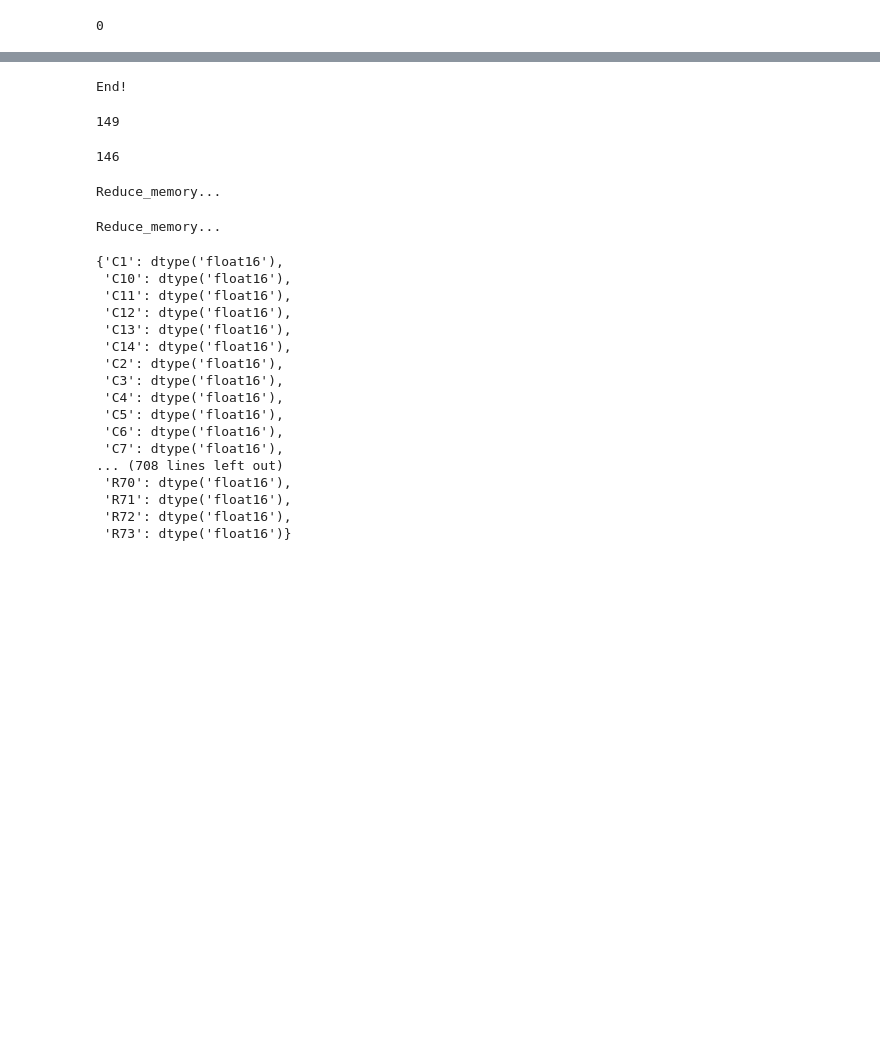
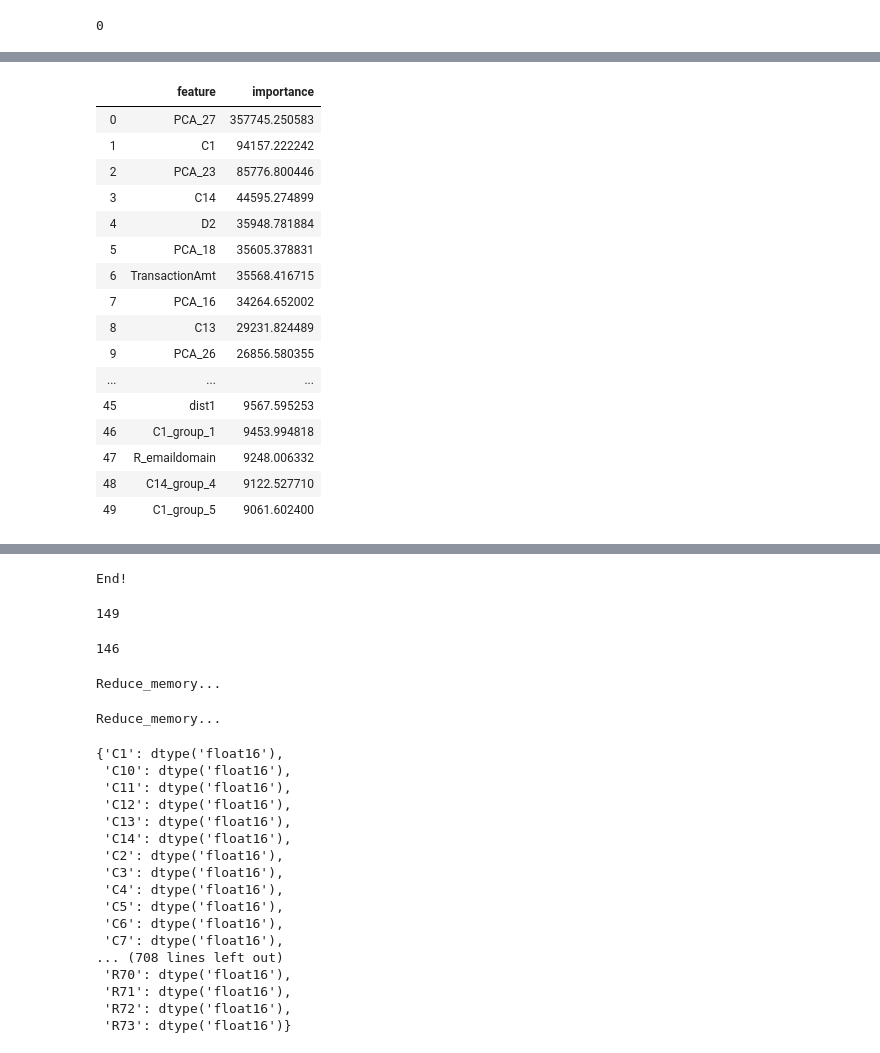
Before and after one commit to rodgomrod/kaggle_ieee_fraud, a Jupyter notebook: feature_engineering.ipynb, the cells around one changed output, grey strips where cells are left out. Cells and saved outputs as stored; diff of their text form; code cells hidden in the pictures; blank space fills up the shorter version.

```diff
--- a/feature_engineering.ipynb
+++ b/feature_engineering.ipynb
@@ -580,4 +344,0 @@ list(set([x for x in train.columns if x not in drop_cols]) | set(new_cat_feature
-# %%
-cols = list(set([x for x in train.columns if x not in drop_cols]) | set(new_cat_features))
-X = train[cols]
-y = train.isFraud
@@ -616,8 +344,0 @@ cols_c = [x for x in X.columns if 'C' in x and len(x) < 4]
-# %%
-for c in cols_d:
-    X[c] = X[c] / train.groupby(['month','card1'])[c].transform('mean')
-    X['{}_std'.format(c)] = X[c] / train.groupby(['month','card1'])[c].transform('std')
-# %%
-for c in cols_c:
-    X[c] = X[c] / train.groupby(['month','card1'])[c].transform('mean')
-    X['{}_std'.format(c)] = X[c] / train.groupby(['month','card1'])[c].transform('std')
@@ -683,0 +345,10 @@ for i in range(14):
+# %%
+X_fit = X[:cut_train_1]
+y_fit = train.isFraud[:cut_train_1]
+
+X_val = X[cut_train_2:]
+y_val = train.isFraud[cut_train_2:]
+gc.collect()
+
+df_importances = micro_train(X_fit, y_fit, X_val, y_val)
+# [2944]	training's auc: 0.975654	valid_0's auc: 0.920092
@@ -683,0 +373,20 @@ for i in range(14):
+# %%
+df_importances.head(50)
+# %% [output]
+|  | feature | importance |
+| 0 | PCA_27 | 357745.250583 |
+| 1 | C1 | 94157.222242 |
+| 2 | PCA_23 | 85776.800446 |
+| 3 | C14 | 44595.274899 |
+| 4 | D2 | 35948.781884 |
+| 5 | PCA_18 | 35605.378831 |
+| 6 | TransactionAmt | 35568.416715 |
+| 7 | PCA_16 | 34264.652002 |
+| 8 | C13 | 29231.824489 |
+| 9 | PCA_26 | 26856.580355 |
+| ... | ... | ... |
+| 45 | dist1 | 9567.595253 |
+| 46 | C1_group_1 | 9453.994818 |
+| 47 | R_emaildomain | 9248.006332 |
+| 48 | C14_group_4 | 9122.527710 |
+| 49 | C1_group_5 | 9061.602400 |
```
Also changed, not shown: parts of 73 cells of this notebook, 3 other files.
